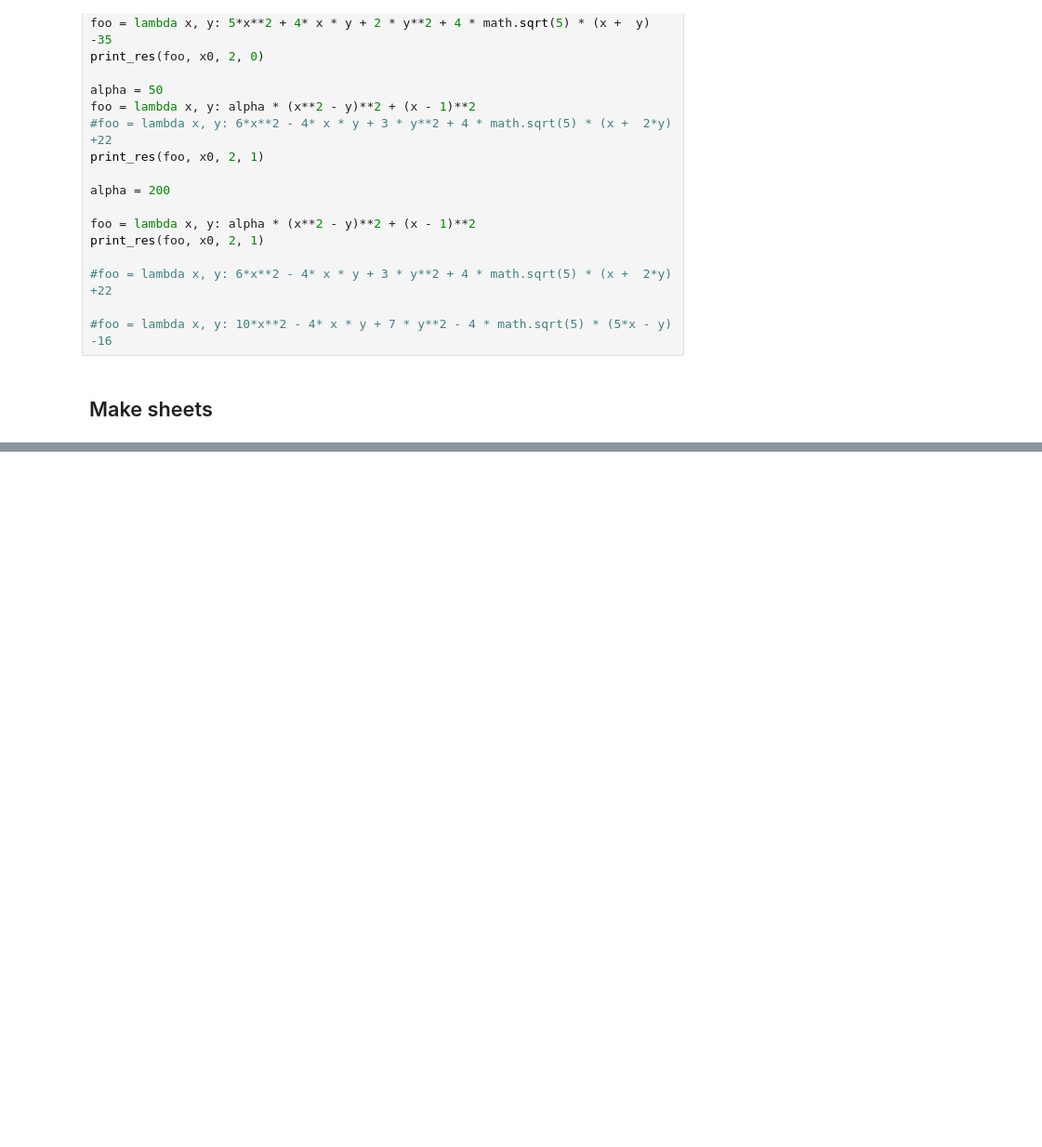
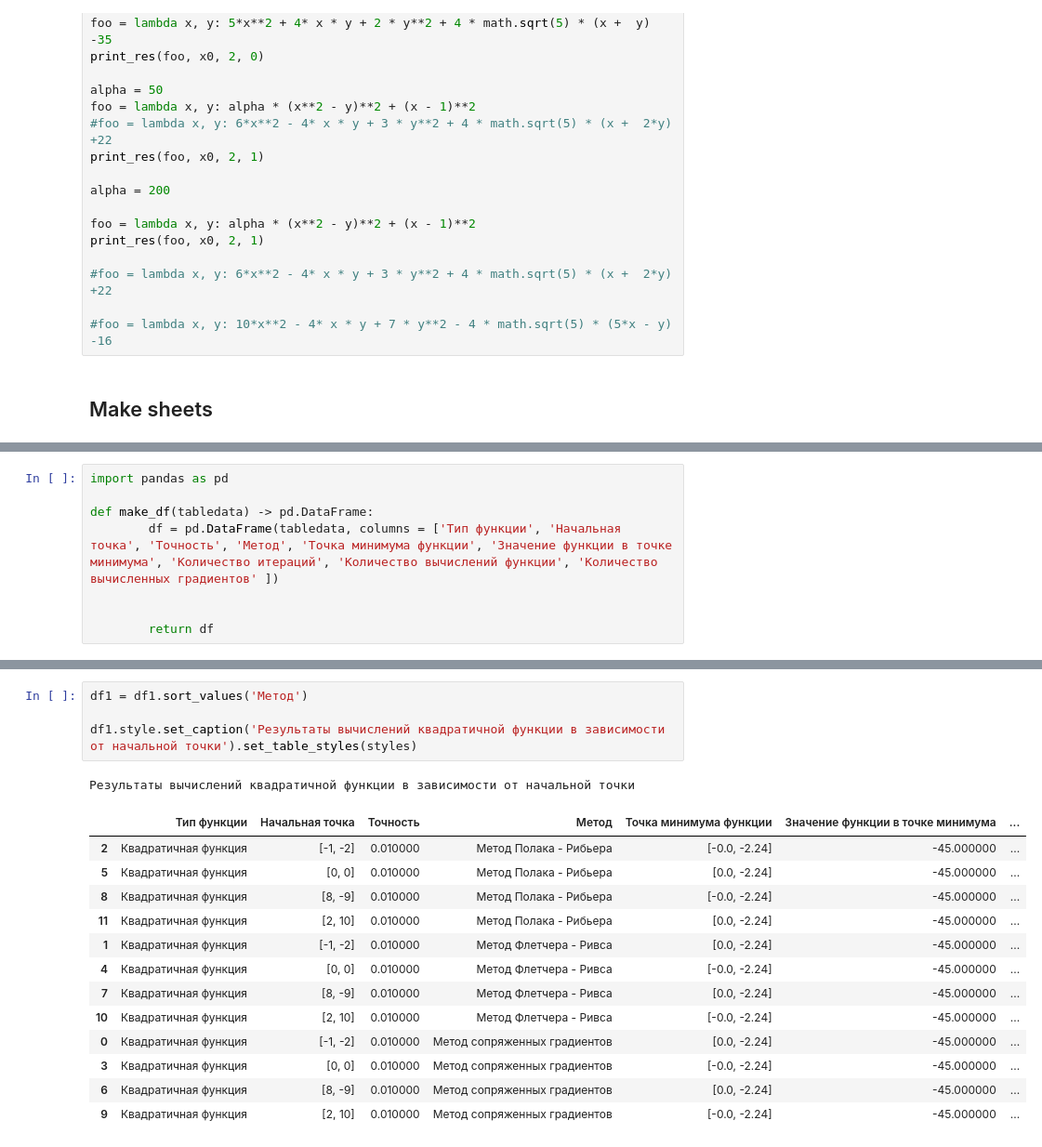
Before and after one commit to sanonesan/optimization_methods_labs, a Jupyter notebook: lab3/lab3.ipynb, the cells around one changed output, grey strips where cells are left out. Shown: that part at 93% size. Saved outputs shown, nothing was run; the diff lists cells and outputs as text; blank space fills up the shorter version.

```diff
--- a/lab3/lab3.ipynb
+++ b/lab3/lab3.ipynb
@@ -403,0 +384,8 @@ a
+# %%
+import pandas as pd
+
+def make_df(tabledata) -> pd.DataFrame:
+        df = pd.DataFrame(tabledata, columns = ['Тип функции', 'Начальная точка', 'Точность', 'Метод', 'Точка минимума функции', 'Значение функции в точке минимума', 'Количество итераций', 'Количество вычислений функции', 'Количество вычисленных градиентов' ])
+
+
+        return df
@@ -403,0 +437,19 @@ a
+# %%
+df1 = df1.sort_values('Метод')
+
+df1.style.set_caption('Результаты вычислений квадратичной функции в зависимости от начальной точки').set_table_styles(styles)
+# %% [output]
+Результаты вычислений квадратичной функции в зависимости от начальной точки
+|  | Тип функции | Начальная точка | Точность | Метод | Точка минимума функции | Значение функции в точке минимума | ... |
+| 2 | Квадратичная функция | [-1, -2] | 0.010000 | Метод Полака - Рибьера | [-0.0, -2.24] | -45.000000 | ... |
+| 5 | Квадратичная функция | [0, 0] | 0.010000 | Метод Полака - Рибьера | [0.0, -2.24] | -45.000000 | ... |
+| 8 | Квадратичная функция | [8, -9] | 0.010000 | Метод Полака - Рибьера | [-0.0, -2.24] | -45.000000 | ... |
+| 11 | Квадратичная функция | [2, 10] | 0.010000 | Метод Полака - Рибьера | [0.0, -2.24] | -45.000000 | ... |
+| 1 | Квадратичная функция | [-1, -2] | 0.010000 | Метод Флетчера - Ривса | [0.0, -2.24] | -45.000000 | ... |
+| 4 | Квадратичная функция | [0, 0] | 0.010000 | Метод Флетчера - Ривса | [-0.0, -2.24] | -45.000000 | ... |
+| 7 | Квадратичная функция | [8, -9] | 0.010000 | Метод Флетчера - Ривса | [0.0, -2.24] | -45.000000 | ... |
+| 10 | Квадратичная функция | [2, 10] | 0.010000 | Метод Флетчера - Ривса | [-0.0, -2.24] | -45.000000 | ... |
+| 0 | Квадратичная функция | [-1, -2] | 0.010000 | Метод сопряженных градиентов | [0.0, -2.24] | -45.000000 | ... |
+| 3 | Квадратичная функция | [0, 0] | 0.010000 | Метод сопряженных градиентов | [-0.0, -2.24] | -45.000000 | ... |
+| 6 | Квадратичная функция | [8, -9] | 0.010000 | Метод сопряженных градиентов | [0.0, -2.24] | -45.000000 | ... |
+| 9 | Квадратичная функция | [2, 10] | 0.010000 | Метод сопряженных градиентов | [-0.0, -2.24] | -45.000000 | ... |
```
Also changed, not shown: parts of 8 cells of this notebook.
